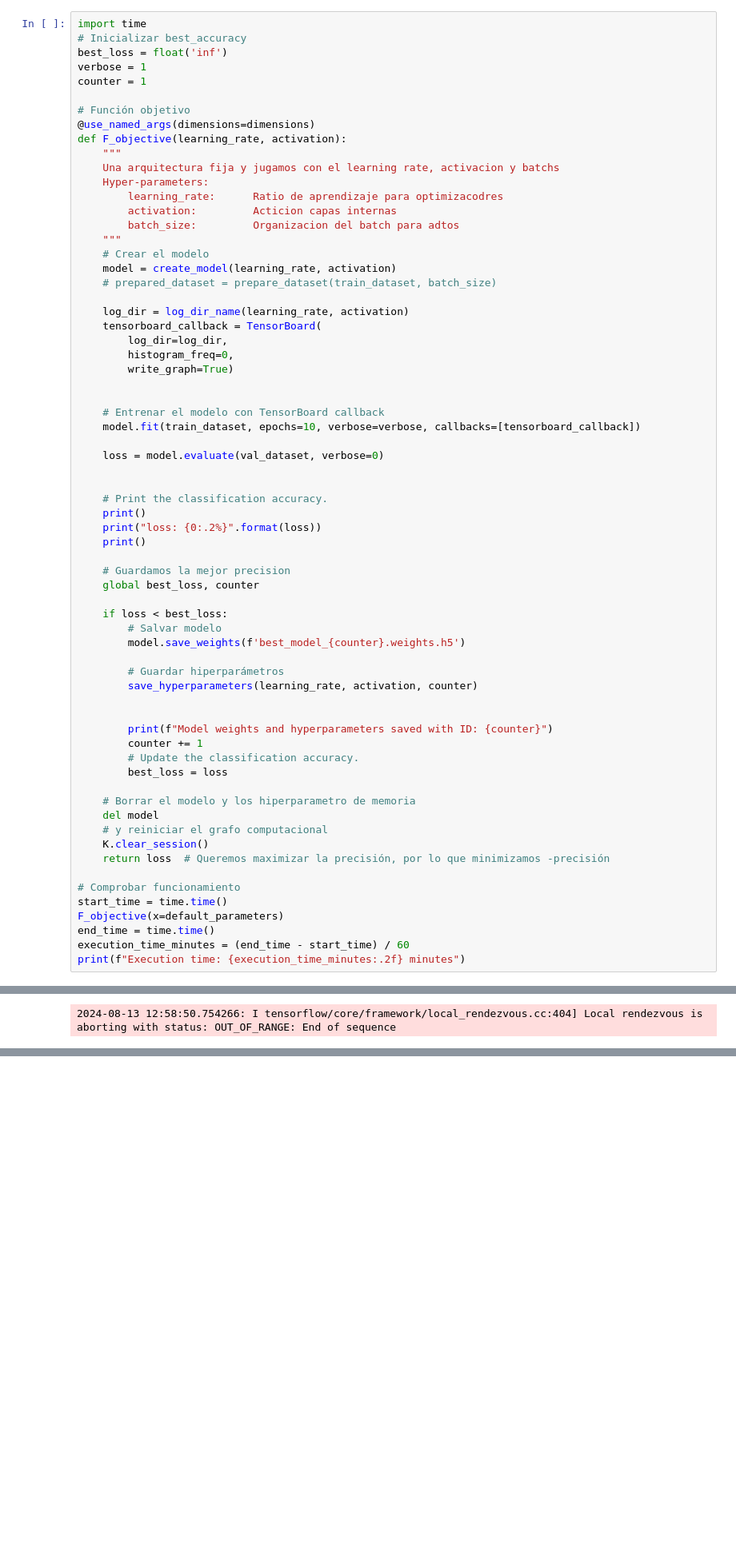
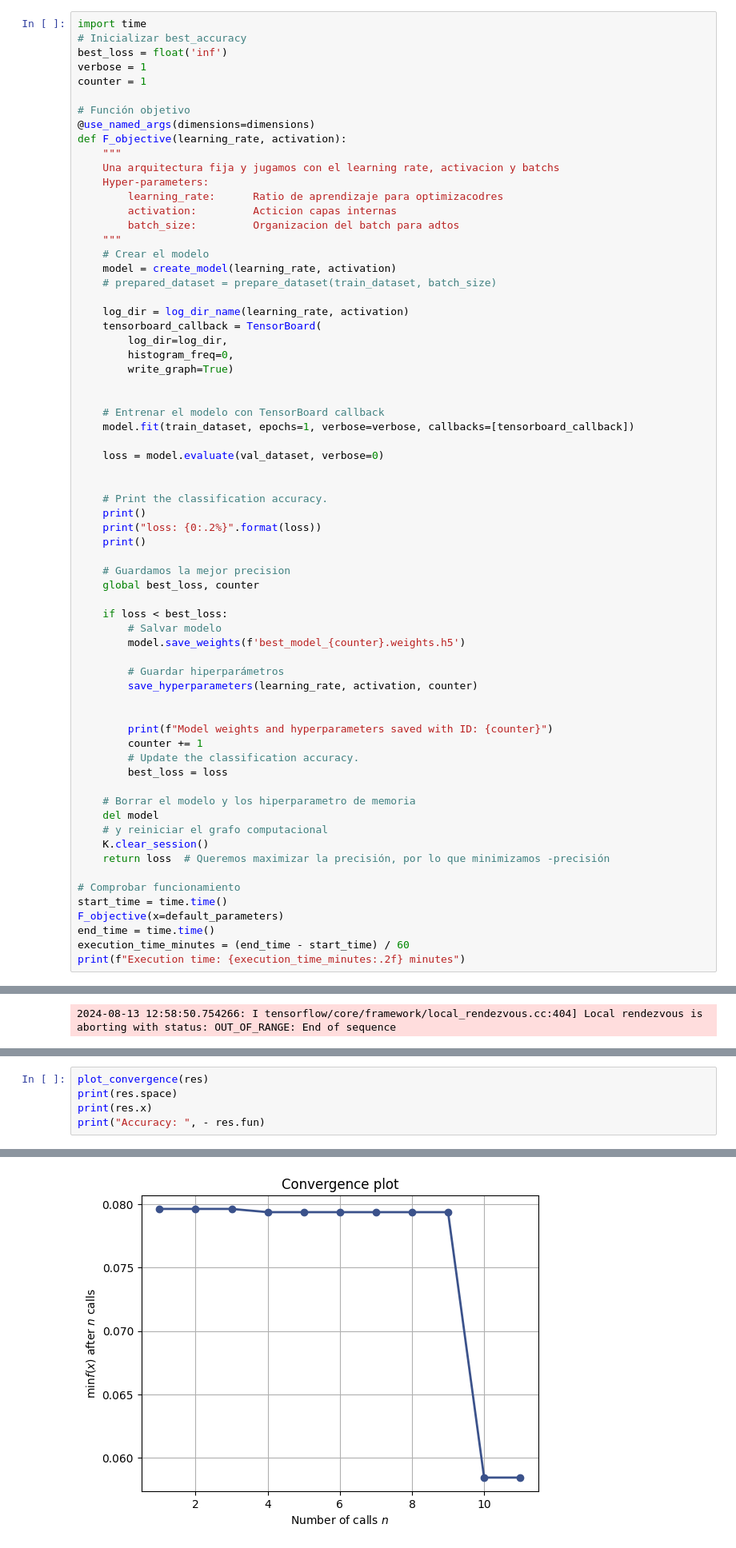
Before and after one commit to fbientrigo/grav_lensing, a Jupyter notebook: 04_local_train/02_simpleTensorflow.ipynb, the cells around one changed output, grey strips where cells are left out. Shown at 80% size. Saved outputs shown, nothing was run; the diff lists cells and outputs as text; blank space fills up the shorter version.

```diff
--- a/04_local_train/02_simpleTensorflow.ipynb
+++ b/04_local_train/02_simpleTensorflow.ipynb
@@ -266,7 +283,7 @@ def F_objective(learning_rate, activation):
 
 
     # Entrenar el modelo con TensorBoard callback
-    model.fit(train_dataset, epochs=10, verbose=verbose, callbacks=[tensorboard_callback])
+    model.fit(train_dataset, epochs=1, verbose=verbose, callbacks=[tensorboard_callback])
 
     loss = model.evaluate(val_dataset, verbose=0)
 
@@ -403,0 +410,6 @@ model.load_weights
+# %%
+plot_convergence(res)
+print(res.space)
+print(res.x)
+print("Accuracy: ", - res.fun)
+# %% [output]
@@ -403,0 +420 @@ model.load_weights
+[figure, added]
```
Also changed, not shown: parts of 10 cells of this notebook, 9 other files.
